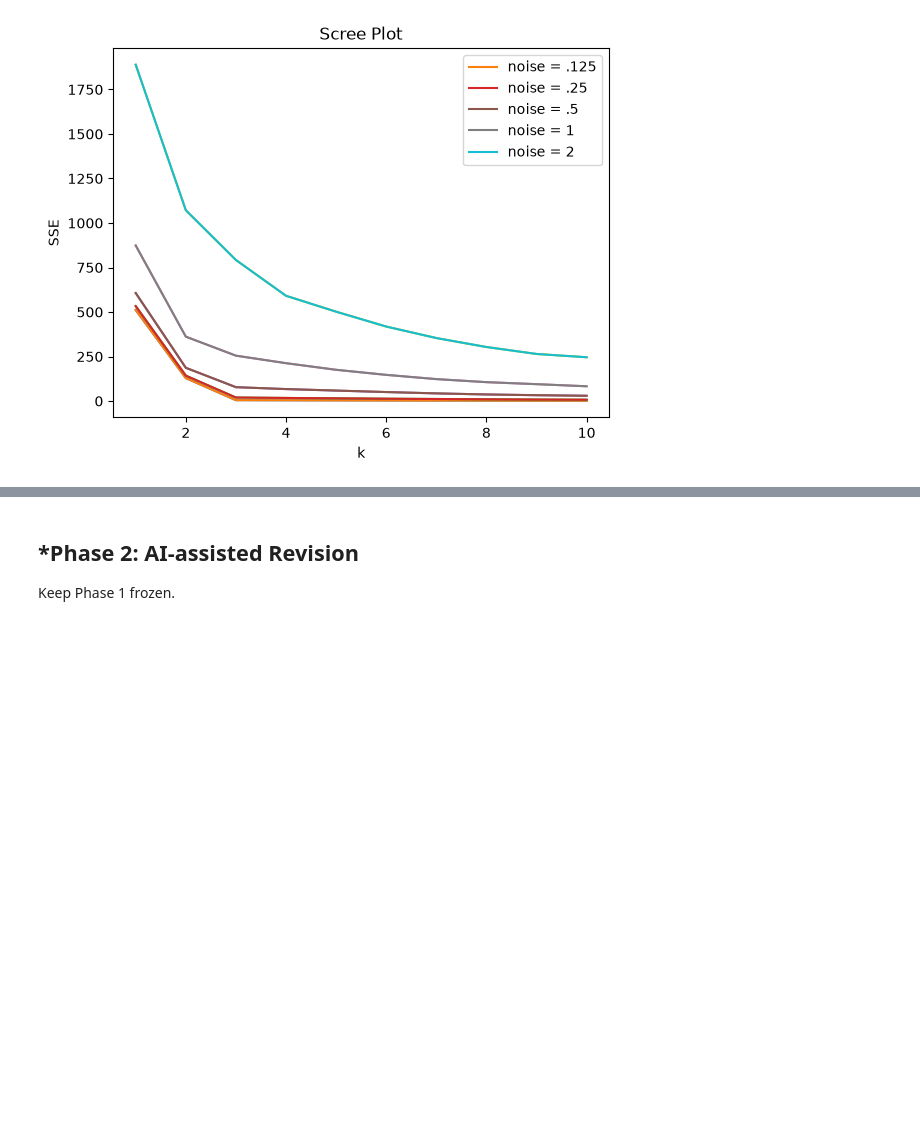
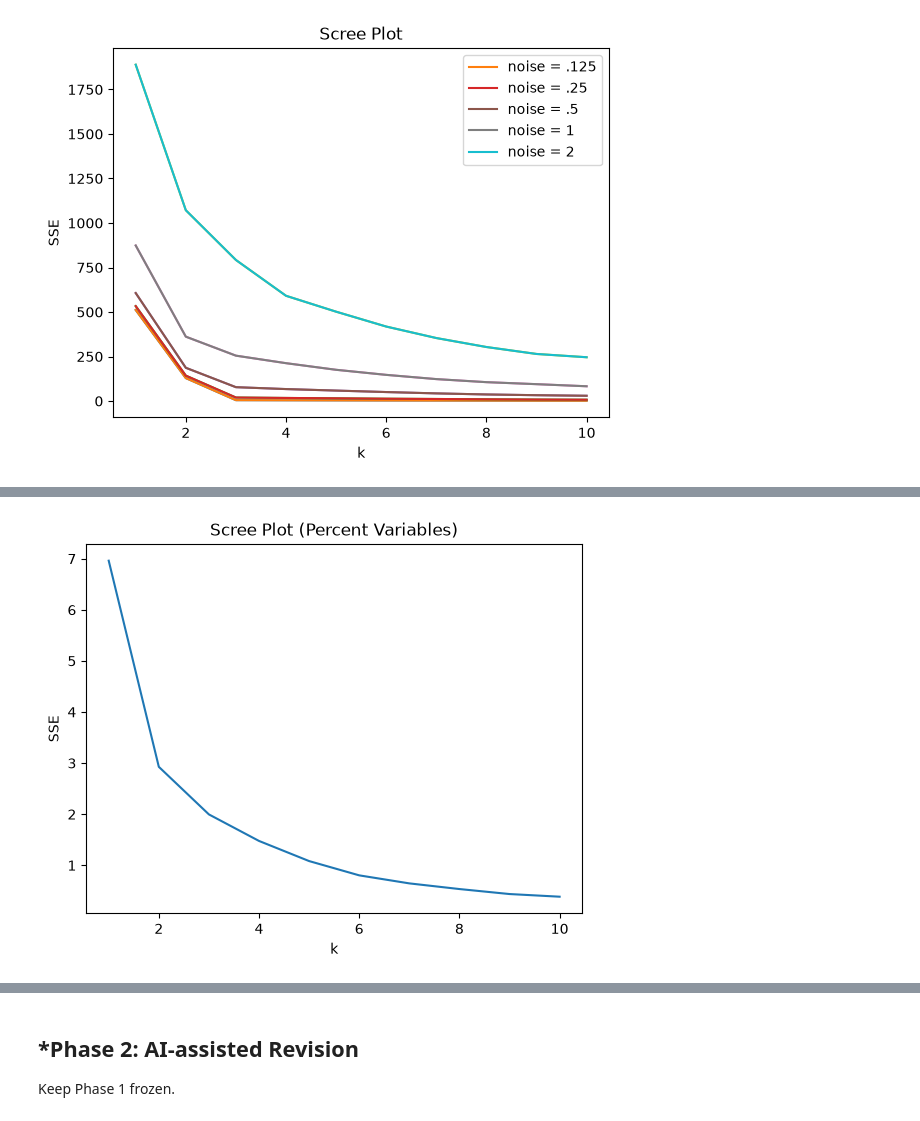
Before and after one commit to noahweinstein777/A04-clustering, a Jupyter notebook: notebook.ipynb, the cells around one changed output, grey strips where cells are left out. Saved outputs shown, nothing was run; the diff lists cells and outputs as text; code cells hidden in the pictures; blank space fills up the shorter version.

```diff
--- a/notebook.ipynb
+++ b/notebook.ipynb
@@ -214 +214,97 @@ df.loc[df["cluster"] == 3, ["Country"]]
 [figure]
+# %%
+# Copy the above code with the percentage values for part 3
+import numpy as np
+import pandas as pd
+import seaborn as sns
+import sklearn
+from sklearn.cluster import KMeans
+import matplotlib.pyplot as plt
+
+df_raw = pd.read_csv("data/SIPRI Military Expenditure Database.csv")
+
+df = df_raw[df_raw["Year"] == 2020].dropna().copy()
+print(df.shape)
+
+
+features_pct = ["Percent of Government Spending", "Percent of GDP"]
+unscaled_pct = df.loc[:, features_pct]
+mins_pct = unscaled_pct.min()
+ranges_pct = unscaled_pct.max() - mins_pct
+X_pct = (unscaled_pct - mins_pct) / ranges_pct
+X_pct.agg(["min", "max"])
+
+# Scree plot
+ks = np.arange(1, 11)
+SSE_pct = [
+    KMeans(n_clusters=k, max_iter=300, n_init=10, random_state=0)
+    .fit(X_pct).inertia_
+    for k in ks
+]
+_ = sns.lineplot(x=ks, y=SSE_pct).set(title="Scree Plot (Percent Variables)", xlabel="k", ylabel="SSE")
+plt.show()
+#scree plot shows an elbow at 2
+
+
+k_pct = 2
+model_pct = KMeans(n_clusters=k_pct, n_init=10, random_state=0).fit(X_pct)
+df["cluster_pct"] = model_pct.labels_
+
+ax = sns.scatterplot(
+    data=df,
+    x="Percent of Government Spending",
+    y="Percent of GDP",
+    hue="cluster_pct",
+    style="cluster_pct",
+    palette="tab10",)
+
+placeholder_variable = ax.set(title=f"Clusters on Percent Variables (k = {k_pct})")
+
+#Now, the describe table
+
+display(df.groupby("cluster_pct").describe())
+#Find the US
+
+df.loc[df["Country"].str.contains("United States"), ["Country", "cluster_pct"]]
+
+#The US is in group 1, which makes sense -- they're heavier on government spending.
+
+#And in terms of general output comparisons, this seems to make sense. There's a clearer split between a dense group (group 0) of low military spending as a
+#share of budget and GDP, and a less dense group (1) where those shares are higher.There's no gap between the two, though, so I feel like the division is arbitrary.
+
+#part 4
+#Need new variables -- I just messed everything up for a second but fixed it
+
+features_all = ["Spending (2020 USD)", "Spending per Capita", "Percent of Government Spending", "Percent of GDP",]
+unscaled_all = df.loc[:, features_all]
+mins_all = unscaled_all.min()
+ranges_all = unscaled_all.max() - mins_all
+X_all = (unscaled_all - mins_all) / ranges_all
+X_all.agg(["min", "max"])
+
+ks = np.arange(1, 11)
+SSE_all = [
+    KMeans(n_clusters=k, max_iter=300, n_init=10, random_state=0)
+    .fit(X_all).inertia_
+    for k in ks
+]
+placeholder_variable_3 = sns.lineplot(x=ks, y=SSE_all).set(title="Scree Plot (4D Space)", xlabel="k", ylabel="SSE")
+plt.show()
+
+#k_all = 3
+
+k_all = 3
+model_all = KMeans(n_clusters=k_all, n_init=10, random_state=0).fit(X_all)
+df["cluster_all"] = model_all.labels_
+
+display(df["cluster_all"].value_counts())
+display(df.groupby("cluster_all")[features_all].describe().T)
+display(df.loc[df["Country"].str.contains("United States"), ["Country", "cluster_pct", "cluster_all"]])
+
+
+#Upon running a four-input (4 dimensional) kMC, we got k=3. There are no straggler (USA) solo-categories; our smallest here has 6 entries. Part 4 generally
+#combines our category-split insights from parts 2 and 3.
+
+#Honestly, I don't think so. It picked out the high-budget group, but the elbows were unconvincing and the distinctions between the groups weren't super inspiring.
+#All in all, I'm less convinced with this method than I have been with previous weeks.
+# %% [output]
@@ -214,0 +312 @@ df.loc[df["cluster"] == 3, ["Country"]]
+[figure, added]
```
Also changed, not shown: parts of 8 cells of this notebook.
